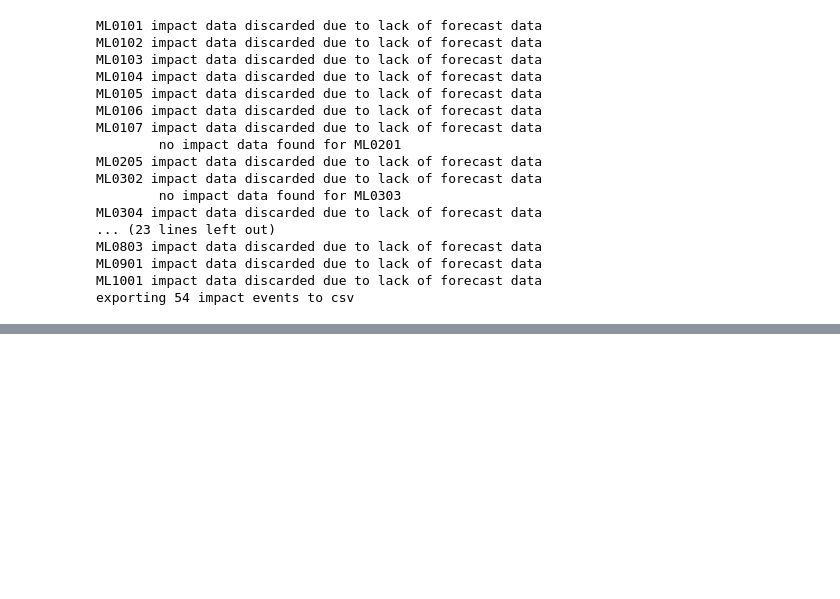
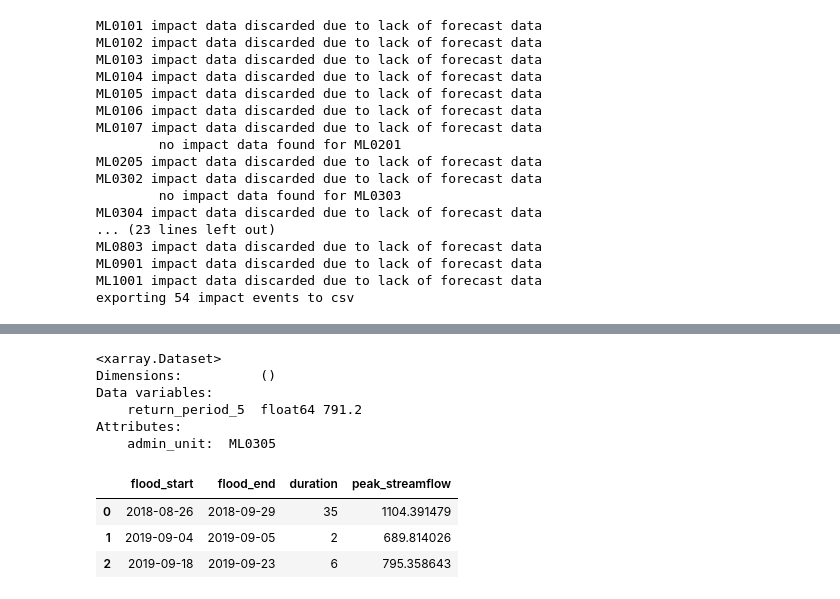
Before and after one commit to rodekruis/river-flood-data-analysis, a Jupyter notebook: GoogleFloodHub/src/GRRR.ipynb, the cells around one changed output, grey strips where cells are left out. Drawn from its saved outputs; the diff is of its cells as text; code cells hidden in the pictures; blank space fills up the shorter version.

```diff
--- a/GoogleFloodHub/src/GRRR.ipynb
+++ b/GoogleFloodHub/src/GRRR.ipynb
@@ -1882,0 +2082,16 @@ print(df_metrics)
+# %%
+dict_rp_au['ML0305']
+# %% [output]
+<xarray.Dataset>
+Dimensions:          ()
+Data variables:
+    return_period_5  float64 791.2
+Attributes:
+    admin_unit:  ML0305
+# %%
+dict_flood_events_final['ML0305']
+# %% [output]
+|  | flood_start | flood_end | duration | peak_streamflow |
+| 0 | 2018-08-26 | 2018-09-29 | 35 | 1104.391479 |
+| 1 | 2019-09-04 | 2019-09-05 | 2 | 689.814026 |
+| 2 | 2019-09-18 | 2019-09-23 | 6 | 795.358643 |
```
Also changed, not shown: parts of 9 cells of this notebook.
